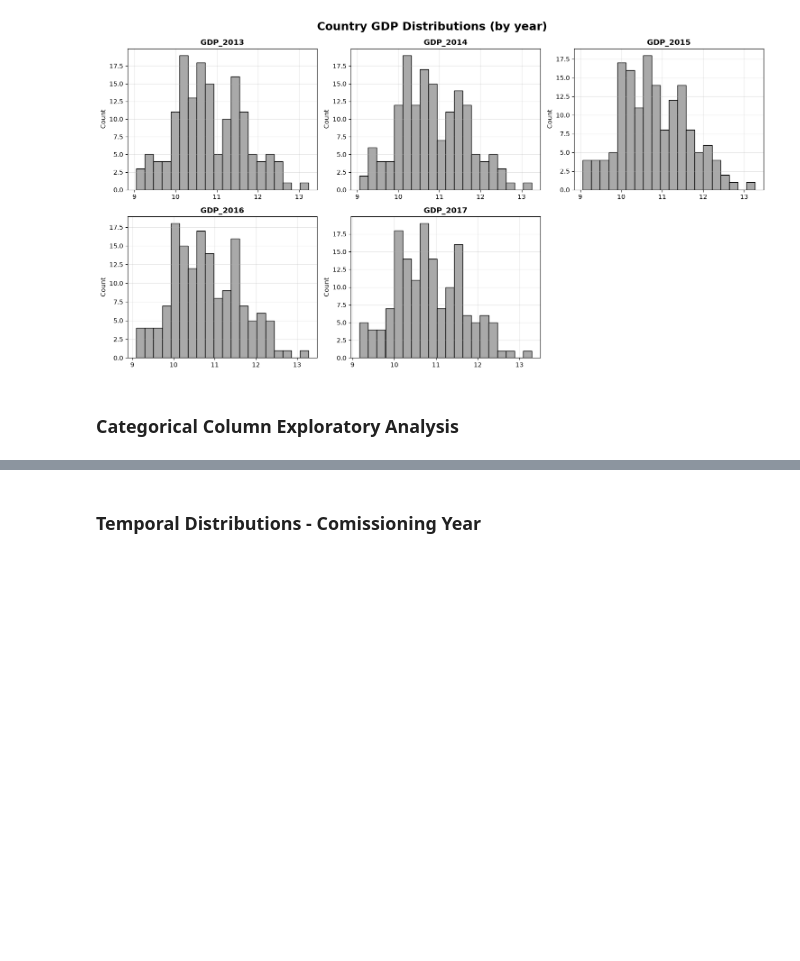
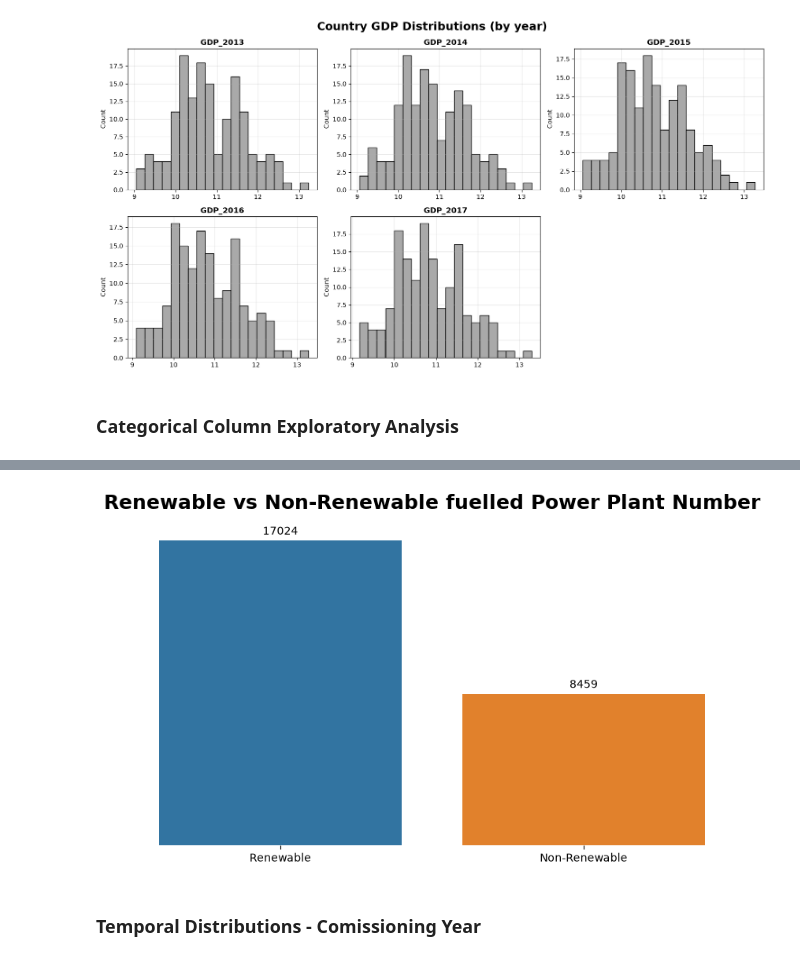
Before and after one commit to EliyaL/Intro-to-Geospatial-Data-Science-Final-Assignment, a Jupyter notebook: FinalExam_318163748.ipynb, the cells around one changed output, grey strips where cells are left out. Saved outputs shown, nothing was run; the diff lists cells and outputs as text; code cells hidden in the pictures; blank space fills up the shorter version.

Commit message:
updated and arranged code notebook

```diff
--- a/FinalExam_318163748.ipynb
+++ b/FinalExam_318163748.ipynb
@@ -389,3 +391,57 @@ plt.show()
+# %%
+# Plot renewable vs. non-renewable fuel source shares
+# Arrange data for plot
+renewable_counts = (
+    power_plants['is_renewable']
+    .map({0: 'Non-Renewable', 1: 'Renewable'}) # Map binary values to labels using dictionary
+    .value_counts()
+    .reset_index()
+)
+
+# Define figure size
+plt.figure(figsize=(8, 5))
+
+# Plot using bar chart
+ax = sns.barplot(
+    data=renewable_counts,
+    x='is_renewable',
+    y='count',
+    hue='is_renewable',
+    legend=False
+)
+
+# Add values above bars for interpretability
+for container in ax.containers:
+    ax.bar_label(
+        container,
+        fmt='%d',
+        padding=3,
+        fontsize=10
+    )
+
+# Add title
+ax.set_title('Renewable vs Non-Renewable fuelled Power Plant Number', fontsize=18, fontweight='bold', pad=15)
+
+# Remove frame, axis labels and ticks
+ax.set_xlabel('')
+ax.set_ylabel('')
+ax.set_yticks([])
+
+for spine in ax.spines.values():
+    spine.set_visible(False)
+
+# Save plot to outputs folder
+plt.savefig(
+    os.path.join(output_path, r'plots\Power plant renewable fuel share.png'), # Path for saved plot
+    dpi=150,   # Required resolution in assignemnt
+    bbox_inches='tight'
+)
+
+# Present plot
+plt.tight_layout()
+plt.show()
+# %% [output]
+[figure, added]
 # %% [markdown]
 ### Temporal Distributions - Comissioning Year
 # %%
```
Also changed, not shown: parts of 30 cells of this notebook.
